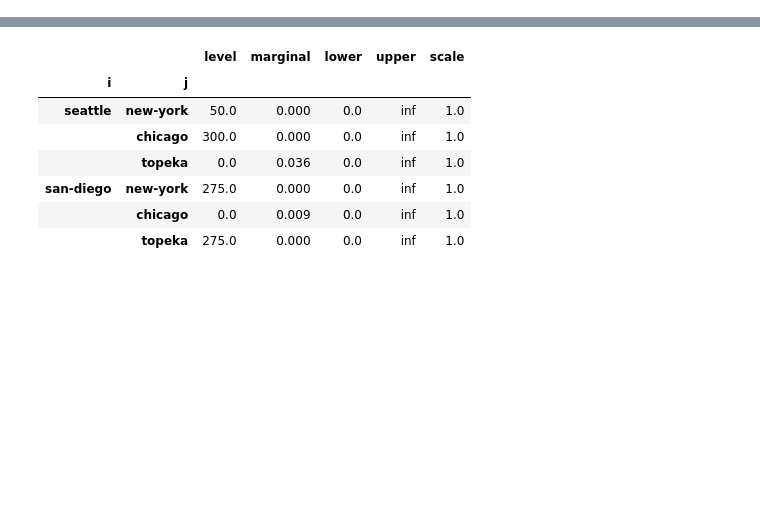
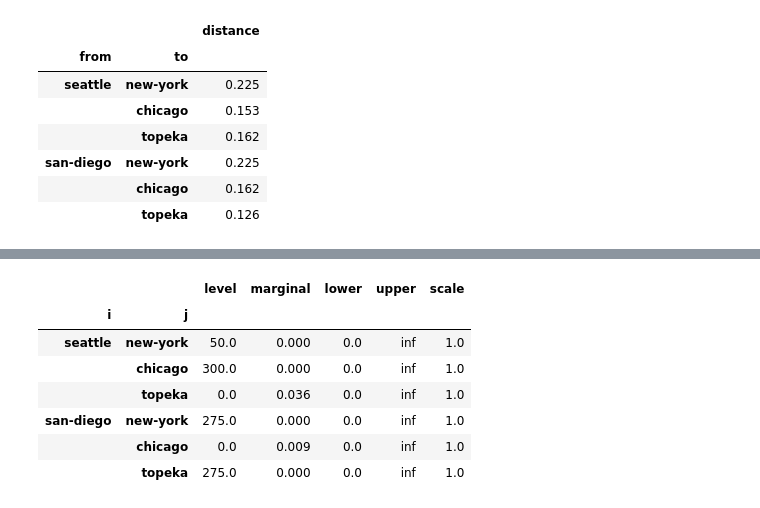
Before and after one commit to GAMS-dev/gamspy, a Jupyter notebook: docs/user/notebooks/trnsport.ipynb, the cells around one changed output, grey strips where cells are left out. Saved outputs shown, nothing was run; the diff lists cells and outputs as text; code cells hidden in the pictures; blank space fills up the shorter version.

```diff
--- a/docs/user/notebooks/trnsport.ipynb
+++ b/docs/user/notebooks/trnsport.ipynb
@@ -3,0 +67,14 @@
+# %%
+distances = pd.DataFrame(
+    [
+        ["seattle", "new-york", 2.5],
+        ["seattle", "chicago", 1.7],
+        ["seattle", "topeka", 1.8],
+        ["san-diego", "new-york", 2.5],
+        ["san-diego", "chicago", 1.8],
+        ["san-diego", "topeka", 1.4],
+    ],
+    columns=["from", "to", "distance"],
+).set_index(["from", "to"])
+
+distances
@@ -3,0 +90,2 @@
+# %%
+freight_cost = 90
@@ -13,11 +97,0 @@ import sys
-# %%
-distances = pd.DataFrame([
-    ["seattle", "new-york", 2.5],
-    ["seattle", "chicago", 1.7],
-    ["seattle", "topeka", 1.8],
-    ["san-diego", "new-york", 2.5],
-    ["san-diego", "chicago", 1.8],
-    ["san-diego", "topeka", 1.4],
-], columns=['from', 'to', 'distance'])
-
-distances.set_index(['from', 'to'])
@@ -87,0 +198,12 @@ demand[j] = Sum(i, x[i, j]) >= b[j]
+# %%
+cost = freight_cost * distances / 1000
+cost
+# %% [output]
+|  |  | distance |
+| from | to |  |
+| seattle | new-york | 0.225 |
+|  | chicago | 0.153 |
+|  | topeka | 0.162 |
+| san-diego | new-york | 0.225 |
+|  | chicago | 0.162 |
+|  | topeka | 0.126 |
```
Also changed, not shown: parts of 69 cells of this notebook, 1 other file.
